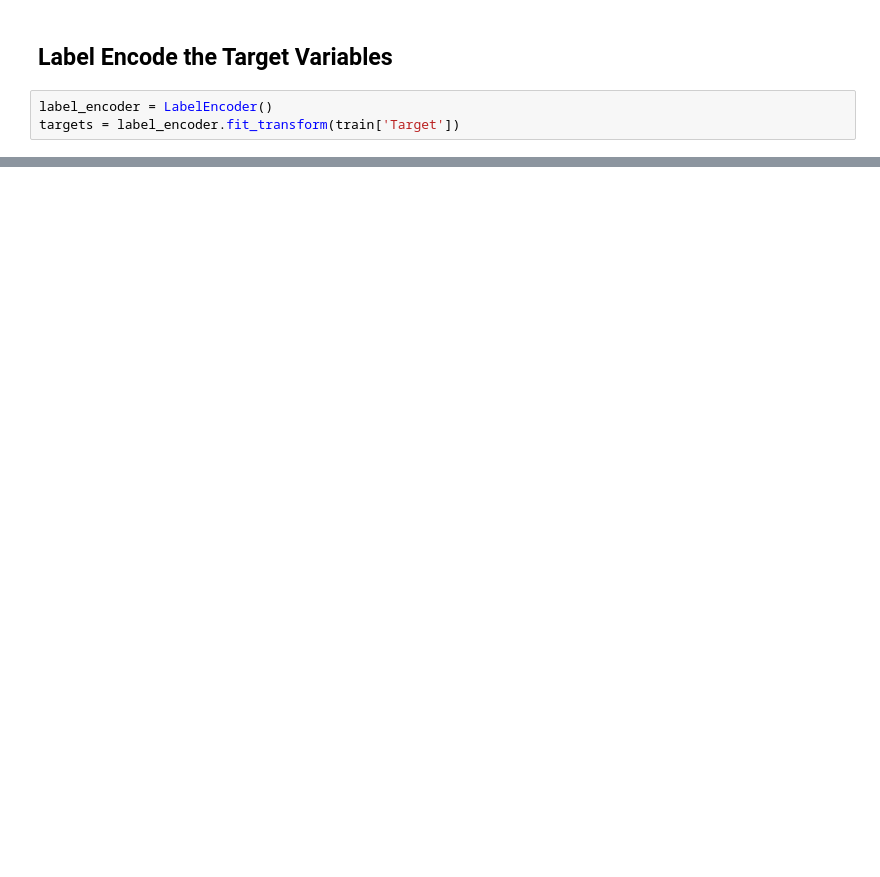
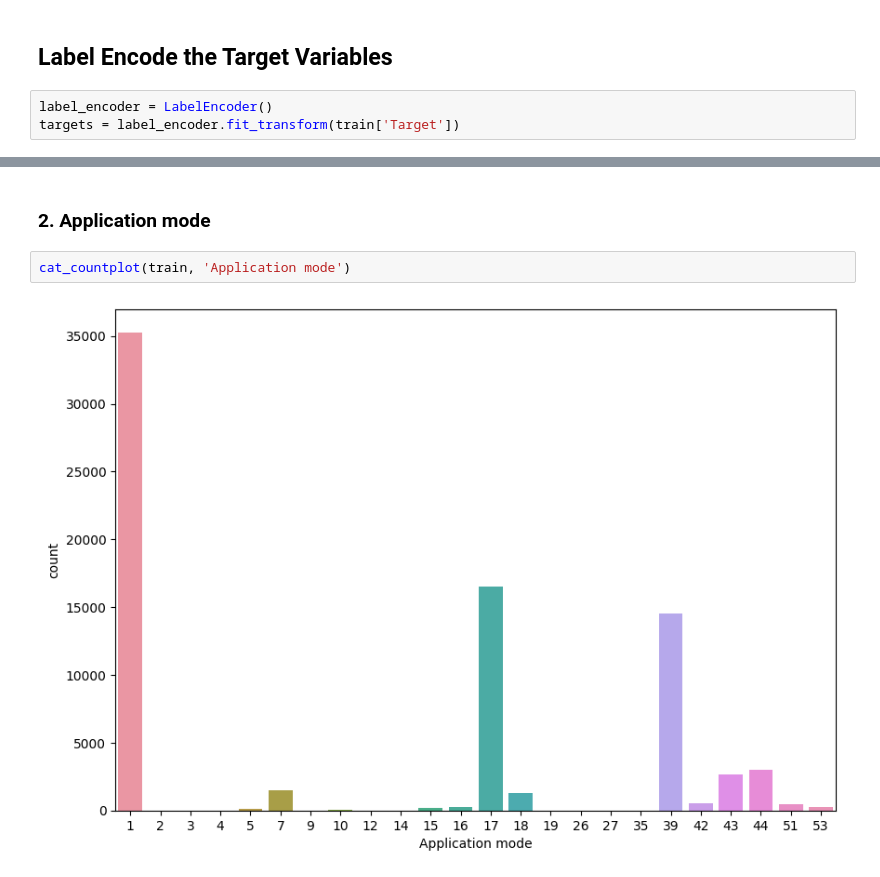
Before and after one commit to bhargav-borah/classification-with-an-academic-success-dataset, a Jupyter notebook: notebook96a5dff7e6.ipynb, the cells around one changed output, grey strips where cells are left out. Cells and saved outputs as stored; diff of their text form; blank space fills up the shorter version.

```diff
--- a/notebook96a5dff7e6.ipynb
+++ b/notebook96a5dff7e6.ipynb
@@ -46,0 +348,6 @@ train['Marital status']
+# %% [markdown]
+### 2. Application mode
+# %%
+cat_countplot(train, 'Application mode')
+# %% [output]
+[figure, added]
```
Also changed, not shown: parts of 32 cells of this notebook.
